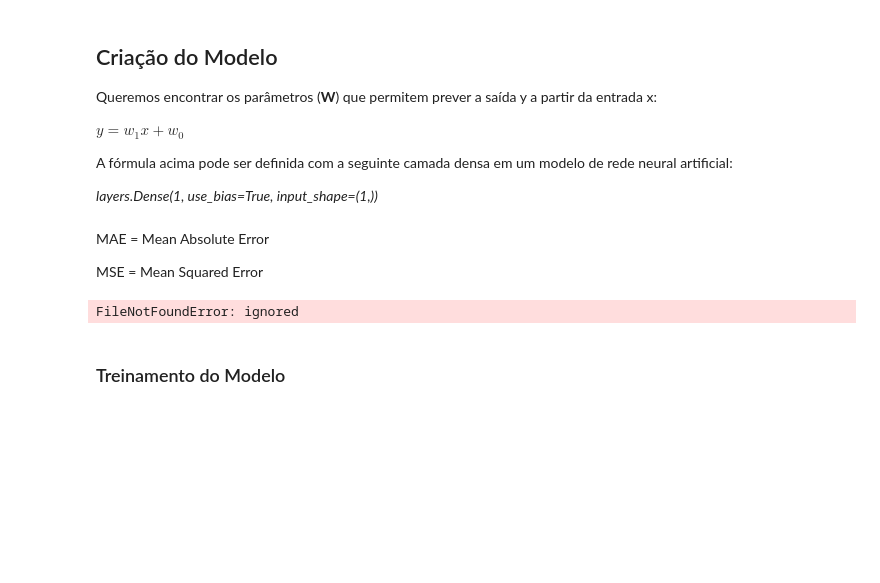
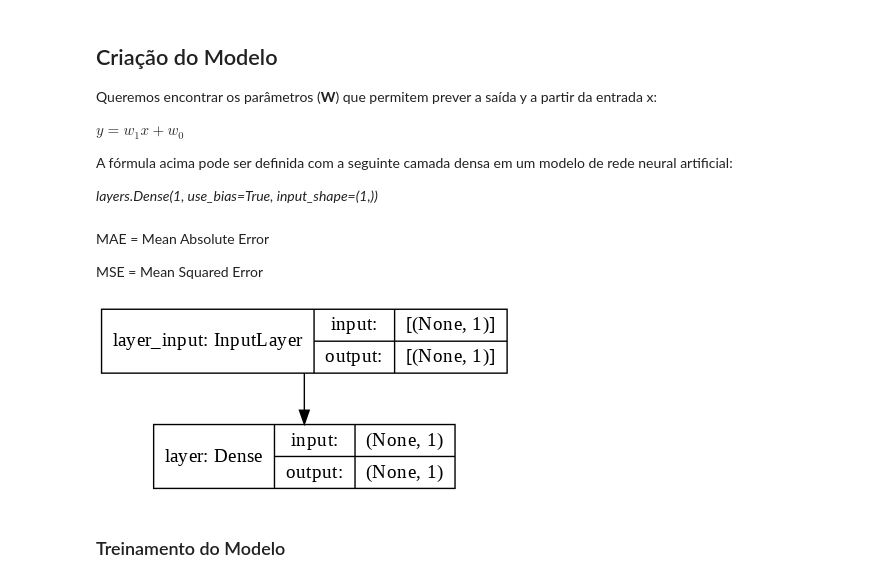
Before and after one commit to Helsonfs/Mini-Projeto3-Modelagem_Preditiva_Python_e_TensorFlow, a Jupyter notebook: DSA_Python_Cap10_Mini_Projeto3.ipynb, the cells around one changed output. Saved outputs shown, nothing was run; the diff lists cells and outputs as text; code cells hidden in the pictures; blank space fills up the shorter version.

Commit message:
Carga projeto final

```diff
--- a/DSA_Python_Cap10_Mini_Projeto3.ipynb
+++ b/DSA_Python_Cap10_Mini_Projeto3.ipynb
@@ -178,14 +178,14 @@ modelo = modelo_linear()
 # %%
 # Plot do modelo
 tf.keras.utils.plot_model(modelo,
-                          to_file = 'https://raw.githubusercontent.com/Helsonfs/Mini-Projeto3-Modelagem_Preditiva_Python_e_TensorFlow/main/data',
+                          to_file = 'imagens\modelo.png',
                           show_shapes = True,
                           show_layer_names = True,
                           rankdir = 'TB',
                           expand_nested = False,
                           dpi = 100)
 # %% [output]
-FileNotFoundError: ignored
+[figure, added]
 # %% [markdown]
 ### Treinamento do Modelo
 # %%
```
Also changed, not shown: parts of 4 cells of this notebook.
